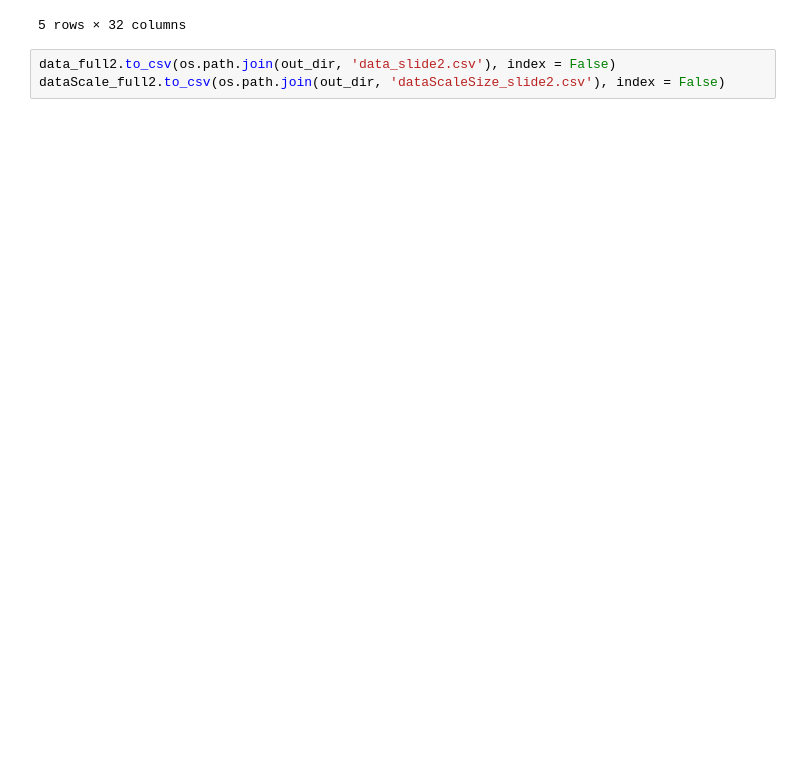
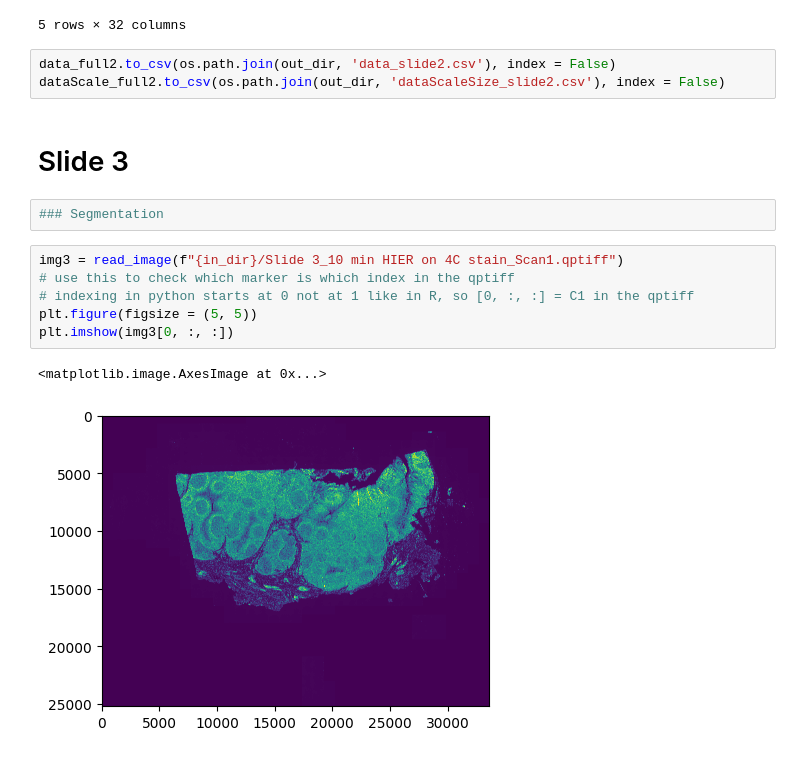
Before and after one commit to fengsh27/Benchmarking_tissue_preparation, a Jupyter notebook: test-demo.ipynb, the cells around one changed output. Drawn from its saved outputs; the diff is of its cells as text; blank space fills up the shorter version.

```diff
--- a/test-demo.ipynb
+++ b/test-demo.ipynb
@@ -286,3 +286,16 @@ dataScale_full2.head()
 # %%
 data_full2.to_csv(os.path.join(out_dir, 'data_slide2.csv'), index = False)
 dataScale_full2.to_csv(os.path.join(out_dir, 'dataScaleSize_slide2.csv'), index = False)
+# %% [markdown]
+# Slide 3
+# %%
+### Segmentation
+# %%
+img3 = read_image(f"{in_dir}/Slide 3_10 min HIER on 4C stain_Scan1.qptiff")
+# use this to check which marker is which index in the qptiff
+# indexing in python starts at 0 not at 1 like in R, so [0, :, :] = C1 in the qptiff
+plt.figure(figsize = (5, 5))
+plt.imshow(img3[0, :, :])
+# %% [output]
+<matplotlib.image.AxesImage at 0x...>
+[figure, added]
```
Also changed, not shown: parts of 13 cells of this notebook.
